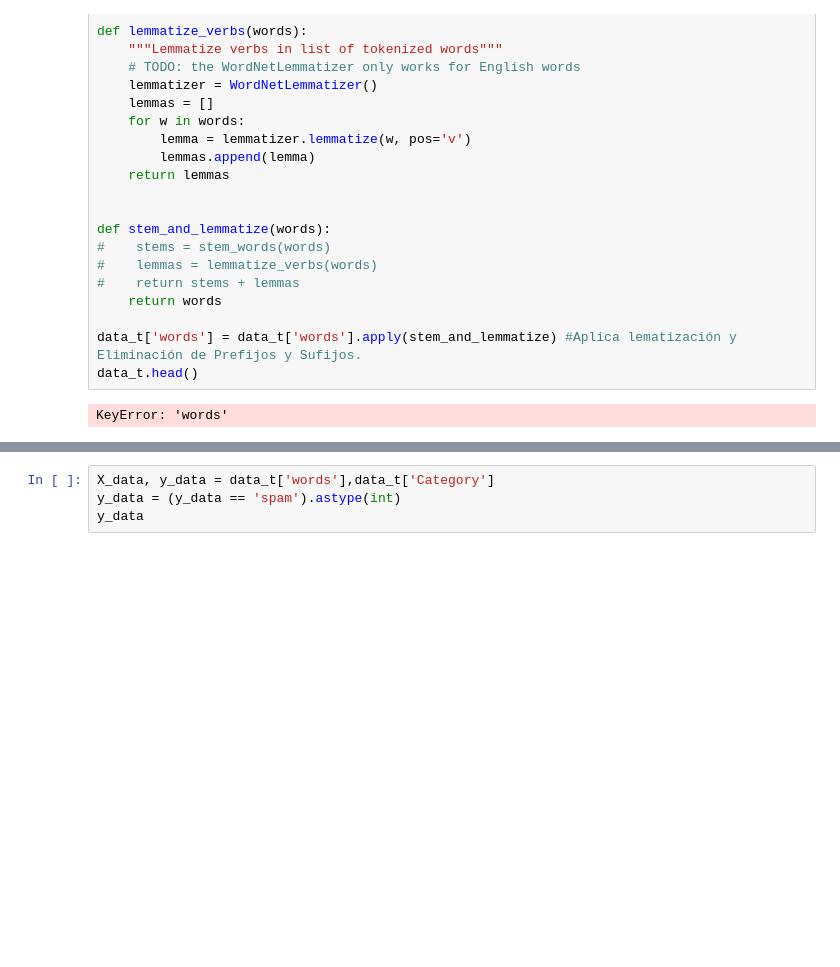
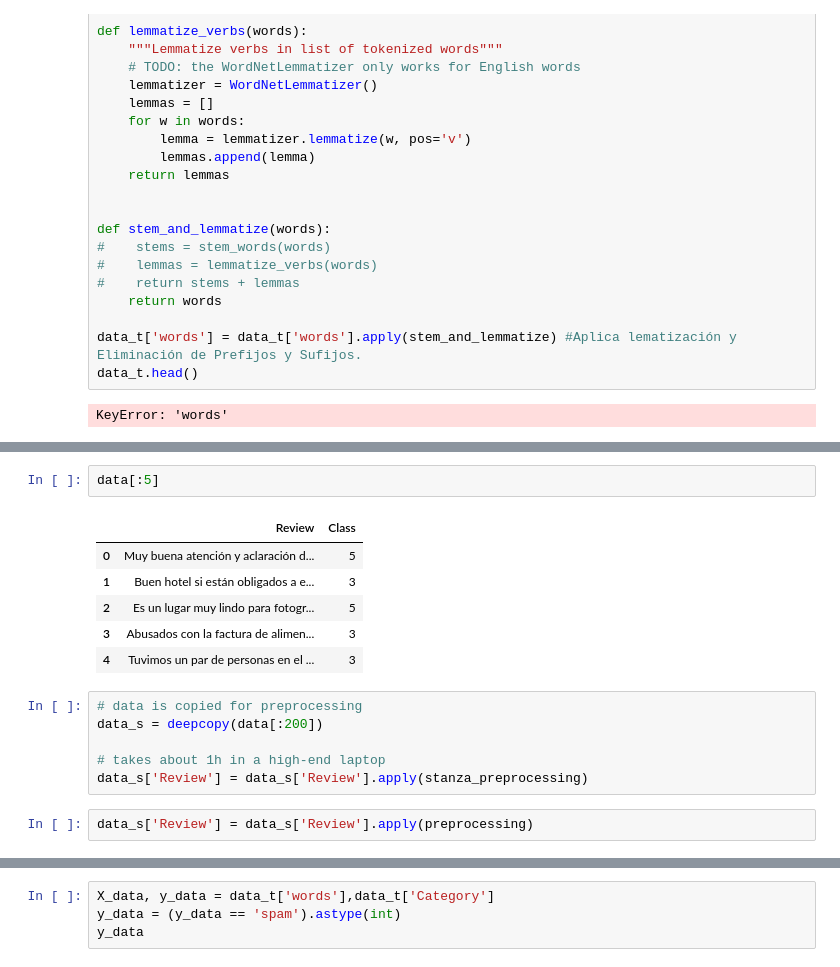
Before and after one commit to c4ts0up/ISIS-3301-P1-G32, a Jupyter notebook: turismo-alpes/notebooks/etapa1_plantilla.ipynb, the cells around one changed output, grey strips where cells are left out. Drawn from its saved outputs; the diff is of its cells as text; blank space fills up the shorter version.

Commit message:
Creación de un pipeline Stanza

```diff
--- a/turismo-alpes/notebooks/etapa1_plantilla.ipynb
+++ b/turismo-alpes/notebooks/etapa1_plantilla.ipynb
@@ -330,0 +362,17 @@ def stanza_preprocessing(words, pipe):
+# %%
+data[:5]
+# %% [output]
+|  | Review | Class |
+| 0 | Muy buena atención y aclaración d... | 5 |
+| 1 | Buen hotel si están obligados a e... | 3 |
+| 2 | Es un lugar muy lindo para fotogr... | 5 |
+| 3 | Abusados con la factura de alimen... | 3 |
+| 4 | Tuvimos un par de personas en el ... | 3 |
+# %%
+# data is copied for preprocessing
+data_s = deepcopy(data[:200])
+
+# takes about 1h in a high-end laptop
+data_s['Review'] = data_s['Review'].apply(stanza_preprocessing)
+# %%
+data_s['Review'] = data_s['Review'].apply(preprocessing)
```
Also changed, not shown: parts of 11 cells of this notebook.
